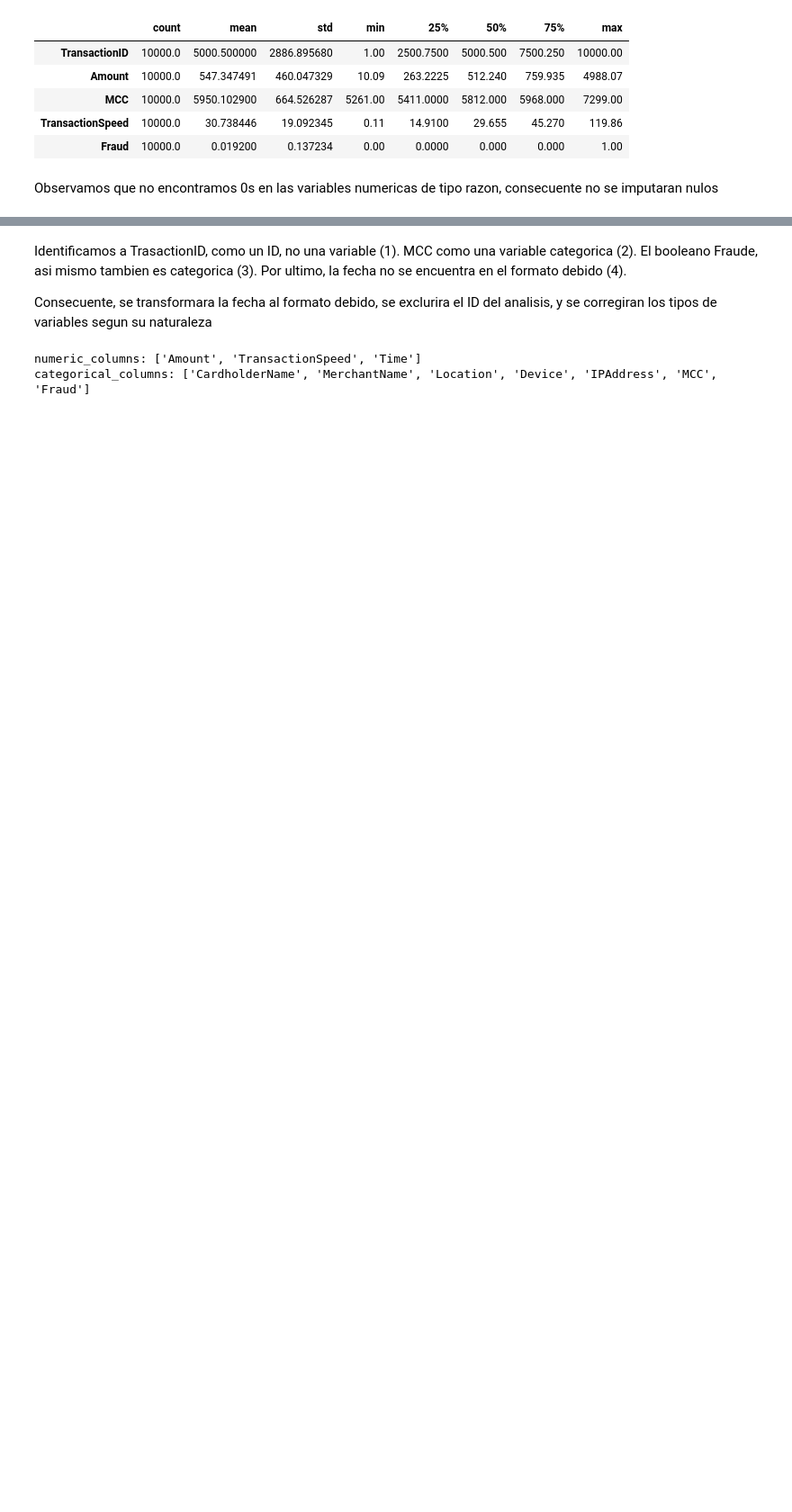
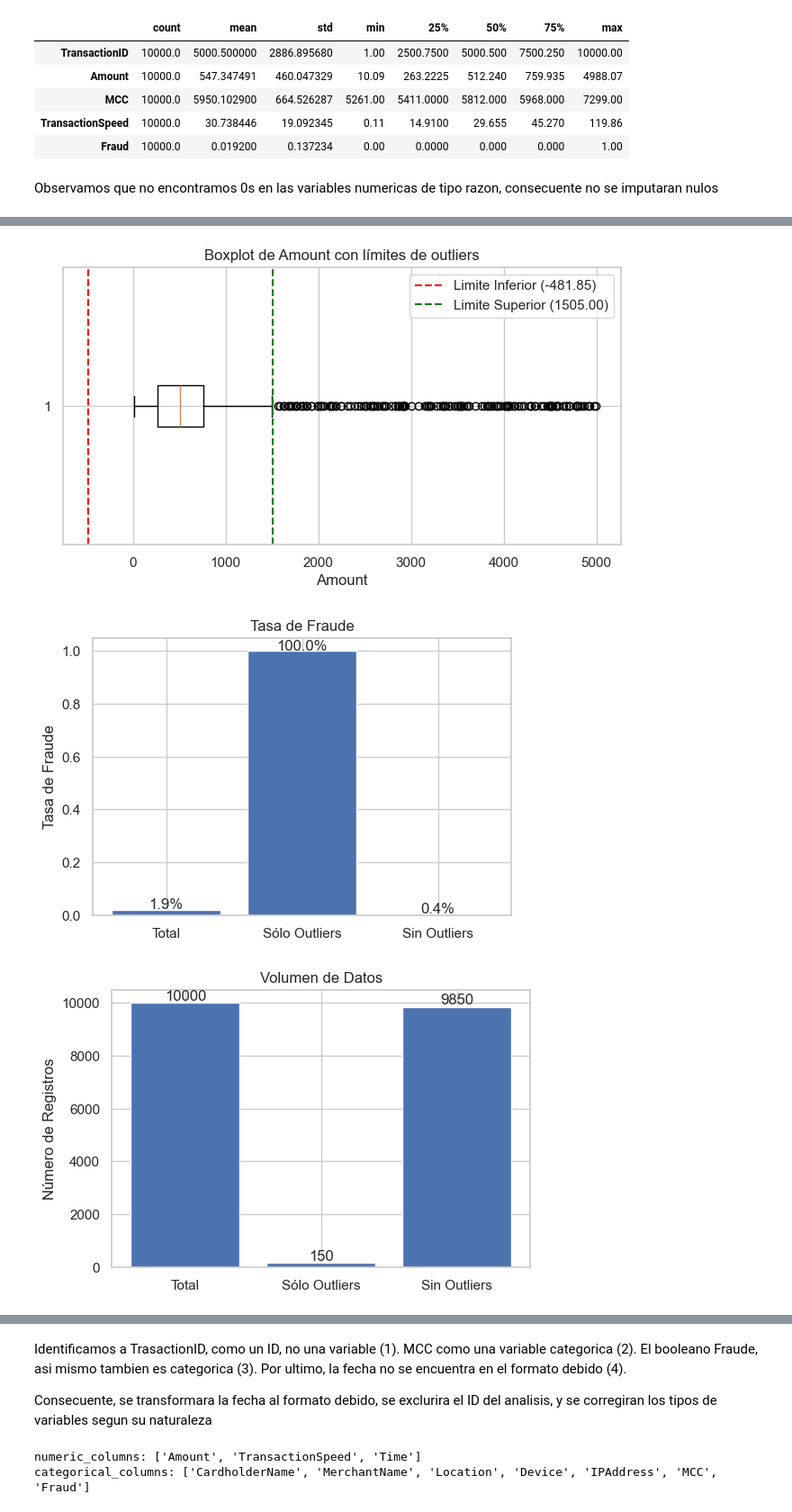
Before and after one commit to Zerovolt0V/MachineLearning_Cripto, a Jupyter notebook: TP_MachineLearning.ipynb, the cells around one changed output, grey strips where cells are left out. Shown at 90% size. Cells and saved outputs as stored; diff of their text form; code cells hidden in the pictures; blank space fills up the shorter version.

```diff
--- a/TP_MachineLearning.ipynb
+++ b/TP_MachineLearning.ipynb
@@ -95,0 +98,59 @@ df.select_dtypes(include='object').describe().T
+# %%
+import pandas as pd
+import matplotlib.pyplot as plt
+
+#Calcular cuartiles e IQR
+Q1 = df['Amount'].quantile(0.25)
+Q3 = df['Amount'].quantile(0.75)
+IQR = Q3 - Q1
+lim_inf = Q1 - 1.5 * IQR
+lim_sup = Q3 + 1.5 * IQR
+
+#Boxplots para visualizar outliers
+plt.figure(figsize=(8,4))
+plt.boxplot(df['Amount'], vert=False, showfliers=True)
+plt.axvline(lim_inf, color='red', linestyle='--', label=f'Limite Inferior ({lim_inf:.2f})')
+plt.axvline(lim_sup, color='green', linestyle='--', label=f'Limite Superior ({lim_sup:.2f})')
+plt.title('Boxplot de Amount con límites de outliers')
+plt.xlabel('Amount')
+plt.legend()
+plt.show()
+
+#Separar outliers y resto
+outliers = df[(df['Amount'] < lim_inf) | (df['Amount'] > lim_sup)]
+cleaned  = df[~((df['Amount'] < lim_inf) | (df['Amount'] > lim_sup))]
+
+#Calcular tasas de fraude
+rate_all   = df['Fraud'].mean()
+rate_out   = outliers['Fraud'].mean()
+rate_clean = cleaned['Fraud'].mean()
+
+#Contar registros
+n_all   = len(df)
+n_out   = len(outliers)
+n_clean = len(cleaned)
+
+#Visualizar tasas y volúmenes
+labels = ['Total', 'Sólo Outliers', 'Sin Outliers']
+
+#Gráfico de tasa de fraude
+plt.figure(figsize=(6,4))
+plt.bar(labels, [rate_all, rate_out, rate_clean])
+plt.ylabel('Tasa de Fraude')
+for i, y in enumerate([rate_all, rate_out, rate_clean]):
+    plt.text(i, y + 0.005, f'{y*100:.1f}%', ha='center')
+plt.title('Tasa de Fraude')
+plt.show()
+
+#Gráfico de volumen de registros
+plt.figure(figsize=(6,4))
+plt.bar(labels, [n_all, n_out, n_clean])
+plt.ylabel('Número de Registros')
+for i, y in enumerate([n_all, n_out, n_clean]):
+    plt.text(i, y + n_all*0.01, f'{y}', ha='center')
+plt.title('Volumen de Datos')
+plt.show()
+# %% [output]
+[figure, added]
+[figure, added]
+[figure, added]
```
Also changed, not shown: parts of 7 cells of this notebook.
